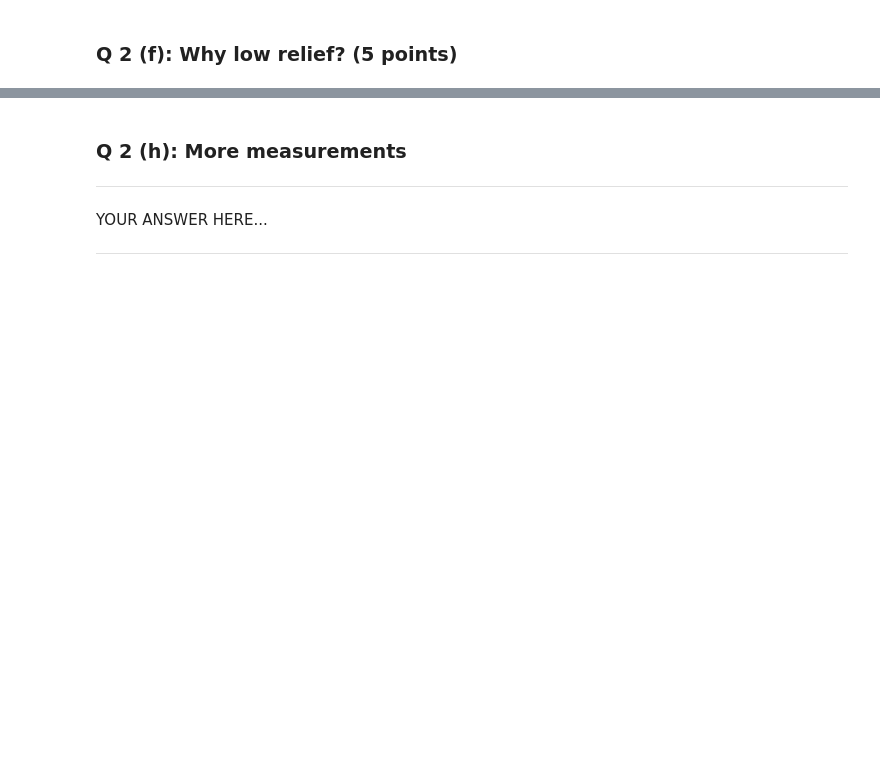
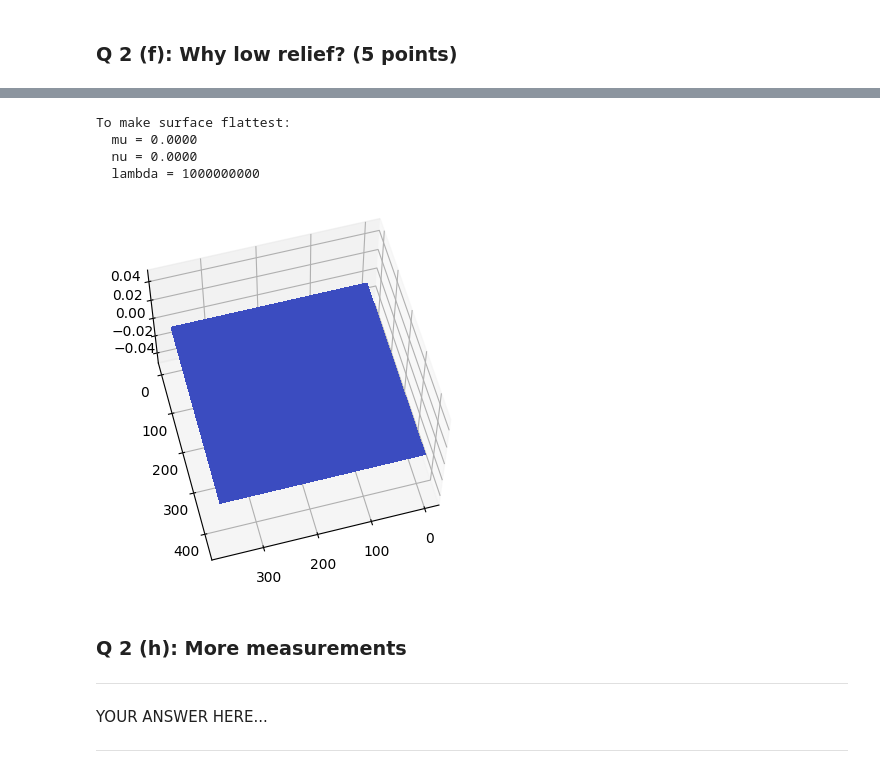
Before and after one commit to w3ichen/cv-hw, a Jupyter notebook: 16720/HW6_Photometric_Stereo/HW6_Public.ipynb, the cells around one changed output, grey strips where cells are left out. Drawn from its saved outputs; the diff is of its cells as text; code cells hidden in the pictures; blank space fills up the shorter version.

```diff
--- a/16720/HW6_Photometric_Stereo/HW6_Public.ipynb
+++ b/16720/HW6_Photometric_Stereo/HW6_Public.ipynb
@@ -1263,3 +1335,22 @@ YOUR ANSWER HERE...
+# %%
+mu = nu = 0
+# Use large lambda to compress depth
+lam = 10**9
+
+print(f"To make surface flattest:")
+print(f"  mu = {mu:.4f}")
+print(f"  nu = {nu:.4f}")
+print(f"  lambda = {lam}")
+
+B, LEst = estimatePseudonormalsUncalibrated(I)
+B_integrable = enforceIntegrability(B, s, sig=3)
+plotBasRelief(B_integrable, mu, nu, lam)
+# %% [output]
+To make surface flattest:
+  mu = 0.0000
+  nu = 0.0000
+  lambda = 1000000000
+[figure, added]
 # %% [markdown]
 ### Q 2 (h): More measurements
 
```
Also changed, not shown: parts of 10 cells of this notebook.
